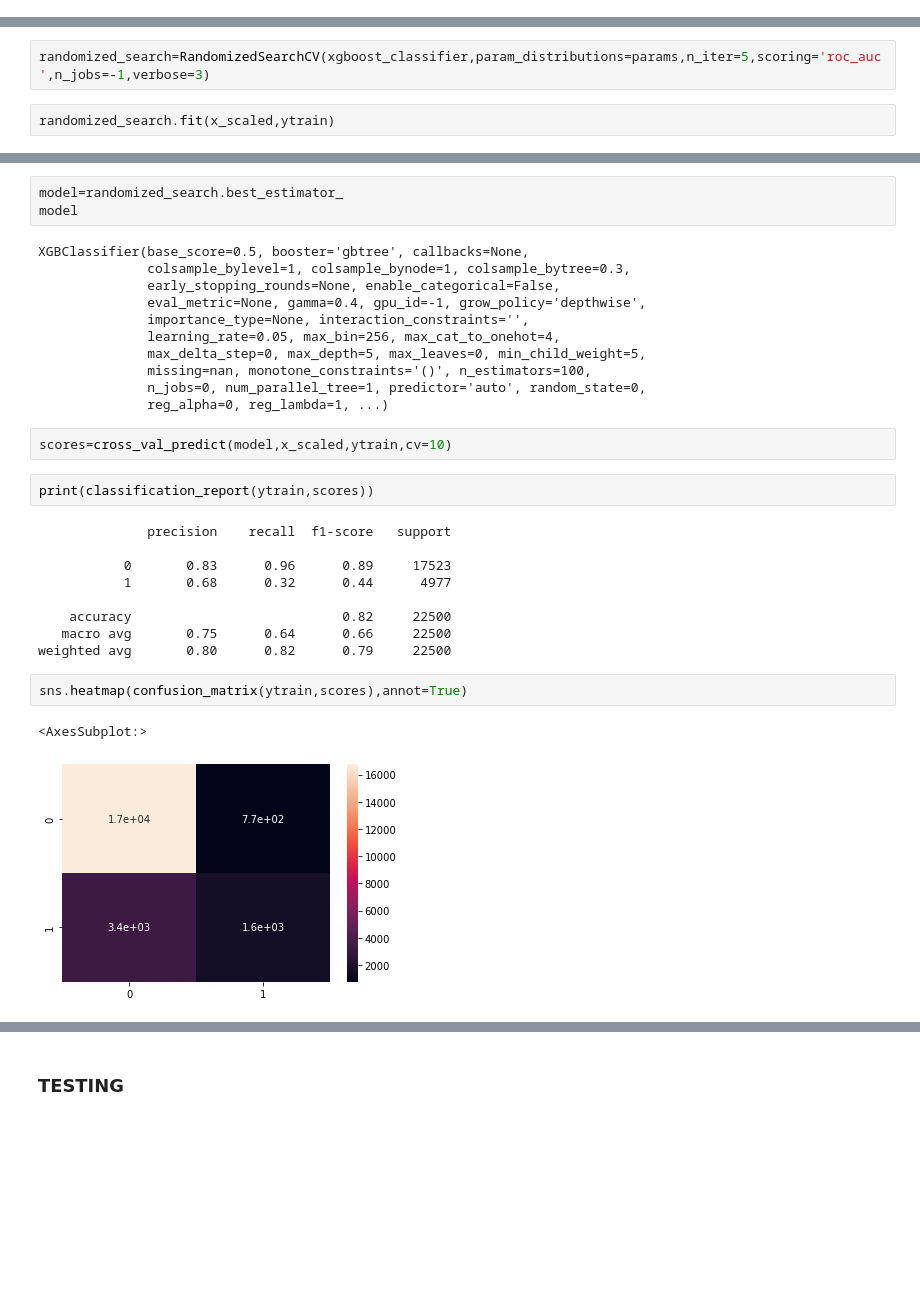
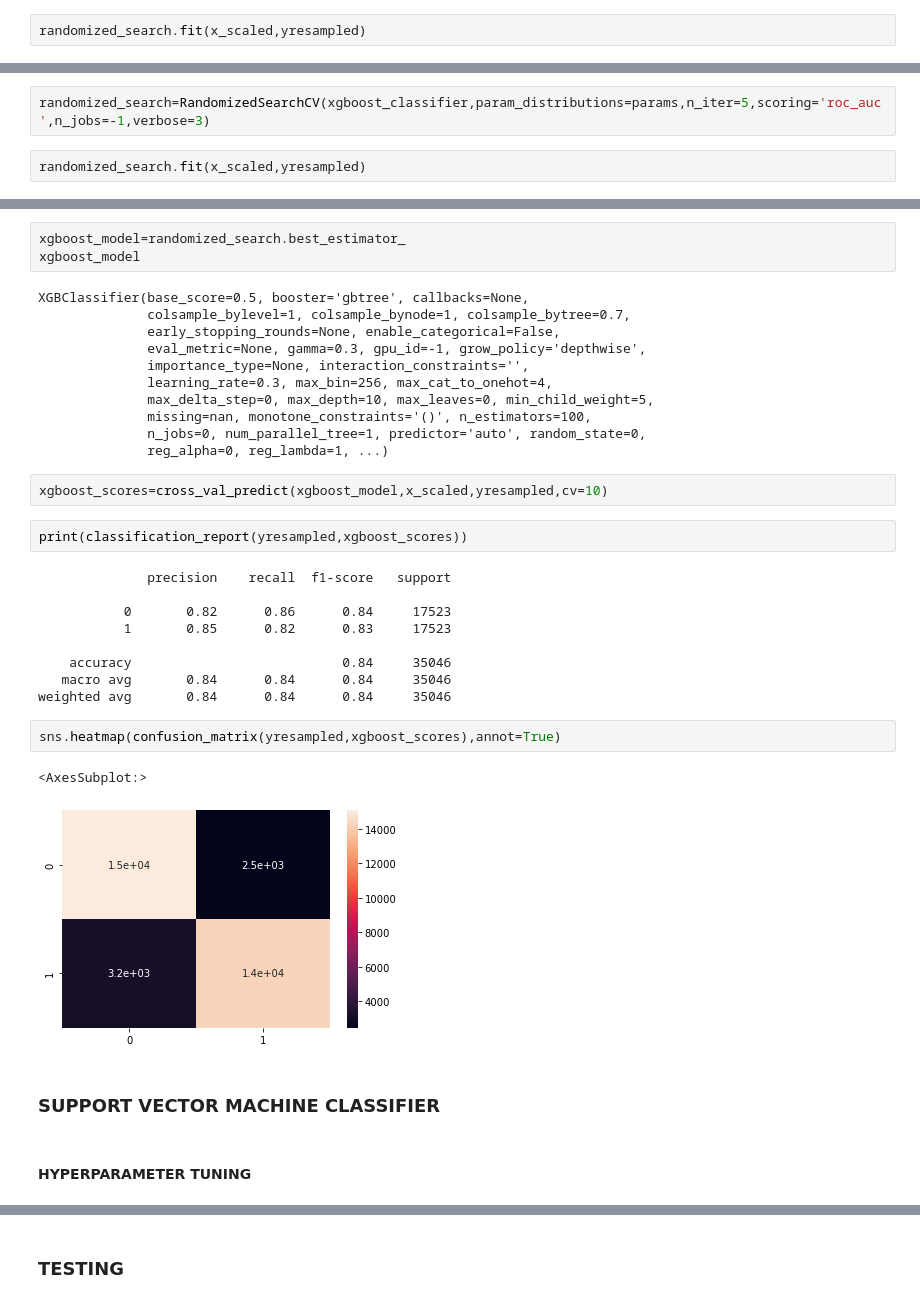
Before and after one commit to NeonStone7/credit_card_risk_assessment, a Jupyter notebook: Project_Credit_card_risk_assessment.ipynb, the cells around one changed output, grey strips where cells are left out. Cells and saved outputs as stored; diff of their text form; blank space fills up the shorter version.

```diff
--- a/Project_Credit_card_risk_assessment.ipynb
+++ b/Project_Credit_card_risk_assessment.ipynb
@@ -358,0 +405,2 @@ x_scaled=scaler.fit_transform(xtrain)
+# %%
+randomized_search.fit(x_scaled,yresampled)
@@ -371,7 +458,7 @@ xgboost_classifier=xgboost.XGBClassifier()
 # %%
 randomized_search=RandomizedSearchCV(xgboost_classifier,param_distributions=params,n_iter=5,scoring='roc_auc',n_jobs=-1,verbose=3)
 # %%
-randomized_search.fit(x_scaled,ytrain)
+randomized_search.fit(x_scaled,yresampled)
 # %% [output]
 Fitting 5 folds for each of 5 candidates, totalling 25 fits
 RandomizedSearchCV(estimator=XGBClassifier(base_score=None, booster=None,
@@ -392,34 +479,38 @@ RandomizedSearchCV(estimator=XGBClassifier(base_score=None, booster=None,
                                         'min_child_weight': [1, 3, 7, 5]},
                    scoring='roc_auc', verbose=3)
 # %%
-model=randomized_search.best_estimator_
-model
+xgboost_model=randomized_search.best_estimator_
+xgboost_model
 # %% [output]
 XGBClassifier(base_score=0.5, booster='gbtree', callbacks=None,
-              colsample_bylevel=1, colsample_bynode=1, colsample_bytree=0.3,
+              colsample_bylevel=1, colsample_bynode=1, colsample_bytree=0.7,
               early_stopping_rounds=None, enable_categorical=False,
-              eval_metric=None, gamma=0.4, gpu_id=-1, grow_policy='depthwise',
+              eval_metric=None, gamma=0.3, gpu_id=-1, grow_policy='depthwise',
               importance_type=None, interaction_constraints='',
-              learning_rate=0.05, max_bin=256, max_cat_to_onehot=4,
-              max_delta_step=0, max_depth=5, max_leaves=0, min_child_weight=5,
+              learning_rate=0.3, max_bin=256, max_cat_to_onehot=4,
+              max_delta_step=0, max_depth=10, max_leaves=0, min_child_weight=5,
               missing=nan, monotone_constraints='()', n_estimators=100,
               n_jobs=0, num_parallel_tree=1, predictor='auto', random_state=0,
               reg_alpha=0, reg_lambda=1, ...)
 # %%
-scores=cross_val_predict(model,x_scaled,ytrain,cv=10)
+xgboost_scores=cross_val_predict(xgboost_model,x_scaled,yresampled,cv=10)
 # %%
-print(classification_report(ytrain,scores))
+print(classification_report(yresampled,xgboost_scores))
 # %% [output]
               precision    recall  f1-score   support
 
-           0       0.83      0.96      0.89     17523
-           1       0.68      0.32      0.44      4977
+           0       0.82      0.86      0.84     17523
+           1       0.85      0.82      0.83     17523
 
-    accuracy                           0.82     22500
-   macro avg       0.75      0.64      0.66     22500
-weighted avg       0.80      0.82      0.79     22500
+    accuracy                           0.84     35046
+   macro avg       0.84      0.84      0.84     35046
+weighted avg       0.84      0.84      0.84     35046
 # %%
-sns.heatmap(confusion_matrix(ytrain,scores),annot=True)
+sns.heatmap(confusion_matrix(yresampled,xgboost_scores),annot=True)
 # %% [output]
 <AxesSubplot:>
-[figure, old version]
+[figure, new version]
+# %% [markdown]
+### SUPPORT VECTOR MACHINE CLASSIFIER
+# %% [markdown]
+#### HYPERPARAMETER TUNING
```
Also changed, not shown: parts of 38 cells of this notebook.
